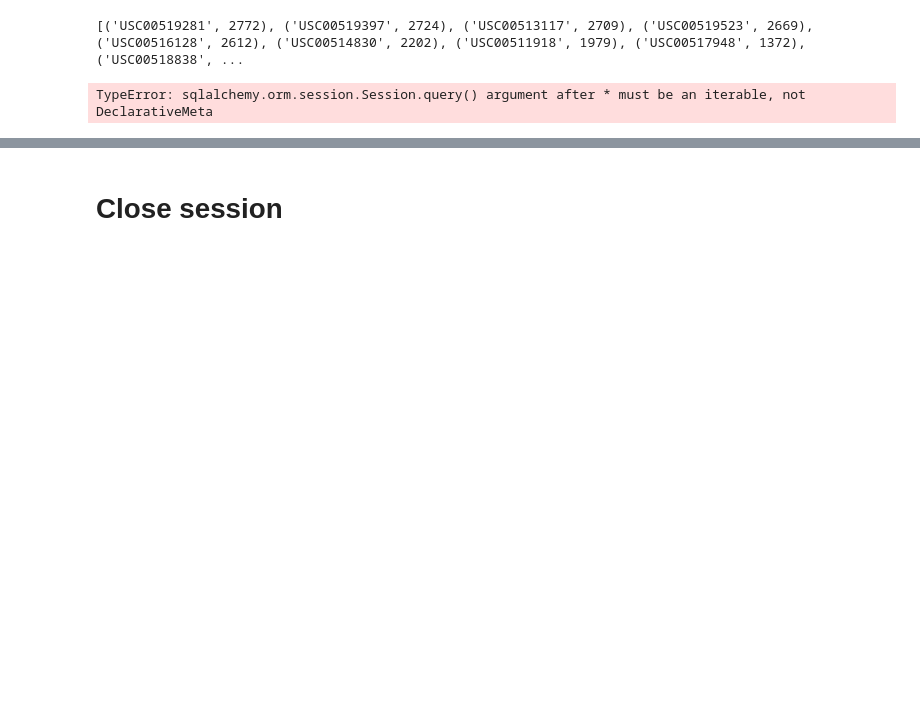
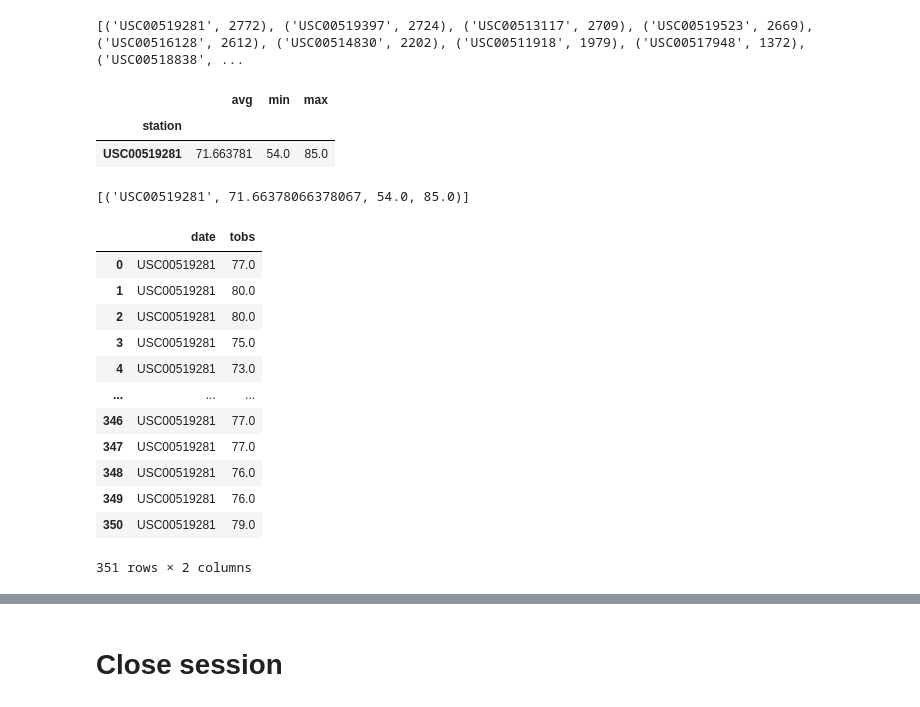
Before and after one commit to gabriellaburns/sqlalchemy-challenge, a Jupyter notebook: Instructions/climate_starter.ipynb, the cells around one changed output, grey strips where cells are left out. Drawn from its saved outputs; the diff is of its cells as text; code cells hidden in the pictures; blank space fills up the shorter version.

```diff
--- a/Instructions/climate_starter.ipynb
+++ b/Instructions/climate_starter.ipynb
@@ -172,8 +174,35 @@ poppin_station = session.query(*sel).\
     filter(Measurement.station =="USC00519281").all()
 poppin_station_df = pd.DataFrame(poppin_station, columns =['station','avg', 'min', 'max'])
 poppin_station_df.set_index('station', inplace=True)
+poppin_station_df
+# %% [output]
+|  | avg | min | max |
+| station |  |  |  |
+| USC00519281 | 71.663781 | 54.0 | 85.0 |
+# %%
+poppin_station
+# %% [output]
+[('USC00519281', 71.66378066378067, 54.0, 85.0)]
 # %%
 # Using the most active station id
+poppin_station_id = poppin_station[0][0]
 # Query the last 12 months of temperature observation data for this station and plot the results as a histogram
+poppin_station_id_qry = session.query(Measurement.station, Measurement.tobs).filter(Measurement.date <= most_recent).\
+        filter(Measurement.date >= date).filter(Measurement.station==poppin_station_id)
-# %% [output]
-TypeError: sqlalchemy.orm.session.Session.query() argument after * must be an iterable, not DeclarativeMeta
+# %%
+df2 = pd.DataFrame(poppin_station_id_qry, columns=['date', 'tobs'])
+df2
+# %% [output]
+|  | date | tobs |
+| 0 | USC00519281 | 77.0 |
+| 1 | USC00519281 | 80.0 |
+| 2 | USC00519281 | 80.0 |
+| 3 | USC00519281 | 75.0 |
+| 4 | USC00519281 | 73.0 |
+| ... | ... | ... |
+| 346 | USC00519281 | 77.0 |
+| 347 | USC00519281 | 77.0 |
+| 348 | USC00519281 | 76.0 |
+| 349 | USC00519281 | 76.0 |
+| 350 | USC00519281 | 79.0 |
+351 rows × 2 columns
```
Also changed, not shown: parts of 4 cells of this notebook.
